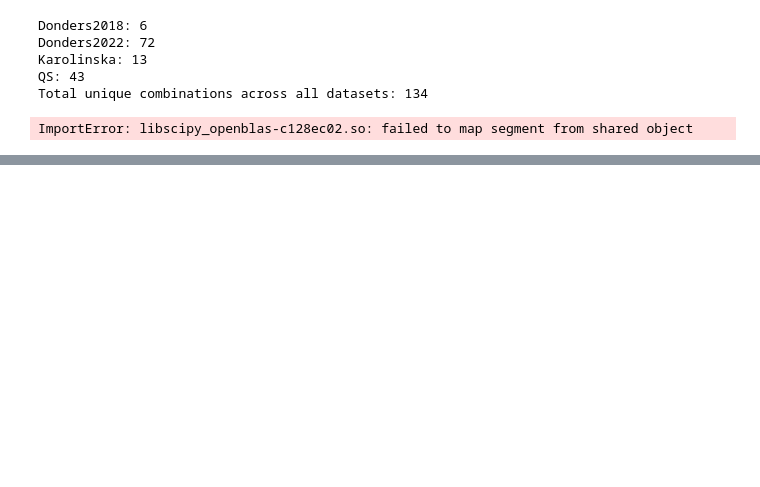
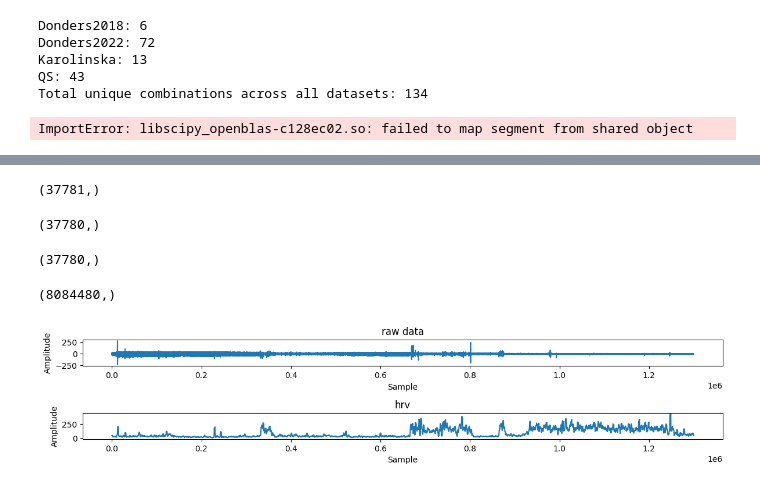
Before and after one commit to alitsaberi/zmax-datasets, a Jupyter notebook: notebooks/playground.ipynb, the cells around one changed output, grey strips where cells are left out. Drawn from its saved outputs; the diff is of its cells as text; code cells hidden in the pictures; blank space fills up the shorter version.

Commit message:
Implement DataTypeMapping class and preprocessing transforms
- fir_filter
- clip_noisy_values
- extract_hrv
- l2_normalize

```diff
--- a/notebooks/playground.ipynb
+++ b/notebooks/playground.ipynb
@@ -89,0 +69,3 @@ else:
+# %%
+data = fir_filter(data, raw.info["sfreq"], 0.5, 4)
+data.shape
@@ -89,0 +86,44 @@ else:
+# %%
+peaks = detect_peaks(data, raw.info["sfreq"])
+peaks.shape
+# %% [output]
+(37781,)
+# %%
+ibi = extract_ibi(peaks, raw.info["sfreq"])
+ibi.shape
+# %% [output]
+(37780,)
+# %%
+hrv = extract_hrv(data, raw.info["sfreq"])
+hrv.shape
+# %% [output]
+(37780,)
+# %%
+import numpy as np
+x = np.interp(np.arange(len(data)), peaks[1:], hrv)
+x.shape
+# %% [output]
+(8084480,)
+# %%
+import matplotlib.pyplot as plt
+
+plt.figure(figsize=(12, 6))
+
+# Plot raw data
+plt.subplot(5, 1, 1)
+plt.plot(data[300000:1600000])
+plt.title('raw data')
+plt.xlabel('Sample')
+plt.ylabel('Amplitude')
+
+# Plot raw data
+plt.subplot(5, 1, 2)
+plt.plot(x[300000:1600000])
+plt.title('hrv')
+plt.xlabel('Sample')
+plt.ylabel('Amplitude')
+
+plt.tight_layout()
+plt.show()
+# %% [output]
+[figure, added]
```
Also changed, not shown: parts of 8 cells of this notebook, 9 other files.
